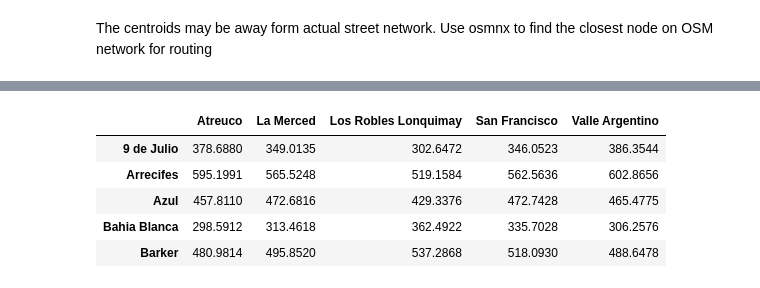
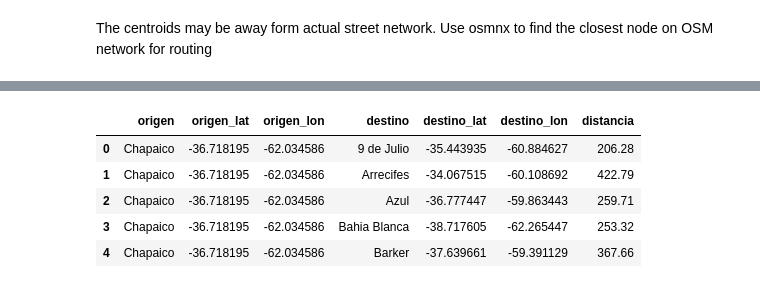
Before and after one commit to Joaquin-Urruti/osrm-local-server, a Jupyter notebook: distancias_table.ipynb, the cells around one changed output, grey strips where cells are left out. Saved outputs shown, nothing was run; the diff lists cells and outputs as text; code cells hidden in the pictures.

```diff
--- a/distancias_table.ipynb
+++ b/distancias_table.ipynb
@@ -170,7 +156,6 @@ coords_str = ";".join(all_coords)
 # Build sources indices: since espcul_coord_snapped are first in the list, their indices = 0..len(espcul_coord_snapped)-1
 sources_indices = ";".join(str(i) for i in range(len(origin_keys)))
 
-# Build destinos_coord indices: destinos_coord start at index len(espcul_coord_snapped)
 # Build destination indices: destinos_coord start at index len(espcul_coord_snapped)
 dest_start = len(origin_keys)
 dest_indices = ";".join(str(dest_start + i) for i in range(len(dest_keys)))
@@ -196,14 +181,20 @@ if data.get("code") != "Ok":
 # Extract distances matrix (in meters)
 distances = data.get("distances")
 
-# Map results to list of dicts with origen, destino, distancia keys
+# Map results to list of dicts with origen, destino, distancia Y COORDENADAS
 results = []
 for i, orig_key in enumerate(origin_keys):
+    orig_coord = espcul_coord_snapped[orig_key]
     for j, dest_key in enumerate(dest_keys):
+        dest_coord = destinos_coord[dest_key]
         # Convert from meters to kilometers
         results.append({
             'origen': orig_key,
+            'origen_lat': orig_coord[0],
+            'origen_lon': orig_coord[1],
             'destino': dest_key,
+            'destino_lat': dest_coord[0],
+            'destino_lon': dest_coord[1],
             'distancia': distances[i][j] / 1000
         })
 
@@ -242,10 +203,0 @@ distances_dict
-# %%
-df = pd.DataFrame(results)
-df.head()
-# %% [output]
-|  | Atreuco | La Merced | Los Robles Lonquimay | San Francisco | Valle Argentino |
-| 9 de Julio | 378.6880 | 349.0135 | 302.6472 | 346.0523 | 386.3544 |
-| Arrecifes | 595.1991 | 565.5248 | 519.1584 | 562.5636 | 602.8656 |
-| Azul | 457.8110 | 472.6816 | 429.3376 | 472.7428 | 465.4775 |
-| Bahia Blanca | 298.5912 | 313.4618 | 362.4922 | 335.7028 | 306.2576 |
-| Barker | 480.9814 | 495.8520 | 537.2868 | 518.0930 | 488.6478 |
@@ -361,3 +204,14 @@ df_od.head()
+# %%
+result_df = pd.DataFrame(results)
+result_df.distancia = result_df.distancia.round(2)
+result_df.head()
+# %% [output]
+|  | origen | origen_lat | origen_lon | destino | destino_lat | destino_lon | distancia |
+| 0 | Chapaico | -36.718195 | -62.034586 | 9 de Julio | -35.443935 | -60.884627 | 206.28 |
+| 1 | Chapaico | -36.718195 | -62.034586 | Arrecifes | -34.067515 | -60.108692 | 422.79 |
+| 2 | Chapaico | -36.718195 | -62.034586 | Azul | -36.777447 | -59.863443 | 259.71 |
+| 3 | Chapaico | -36.718195 | -62.034586 | Bahia Blanca | -38.717605 | -62.265447 | 253.32 |
+| 4 | Chapaico | -36.718195 | -62.034586 | Barker | -37.639661 | -59.391129 | 367.66 |
 # %%
 path = "./outputs"
 
```
Also changed, not shown: parts of 9 cells of this notebook.
